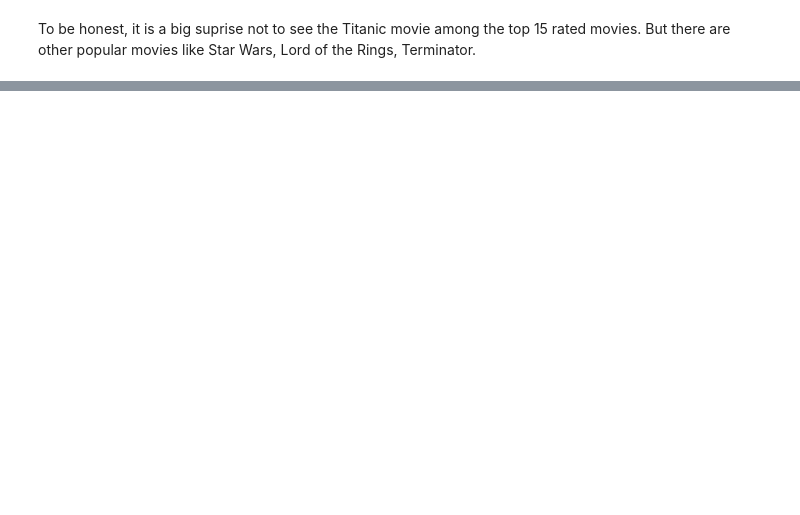
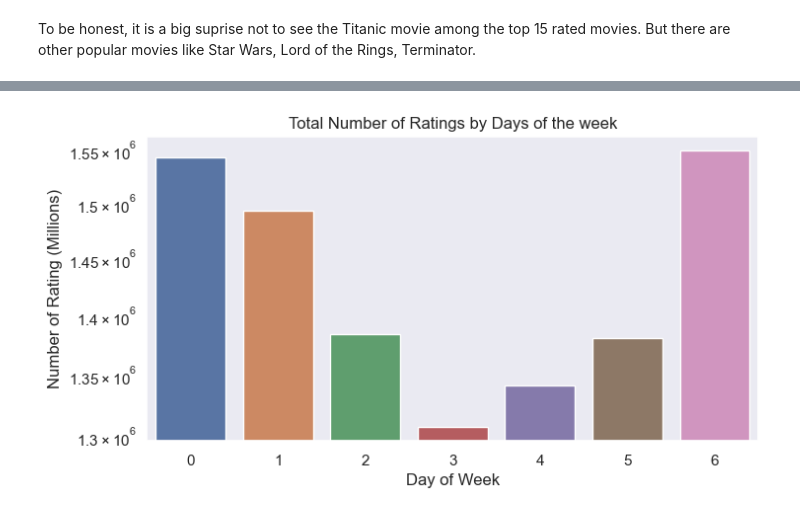
Before and after one commit to YinkaOlusola/movie_recommendation_project, a Jupyter notebook: project_notebook.ipynb, the cells around one changed output, grey strips where cells are left out. Drawn from its saved outputs; the diff is of its cells as text; code cells hidden in the pictures; blank space fills up the shorter version.

```diff
--- a/project_notebook.ipynb
+++ b/project_notebook.ipynb
@@ -545,0 +676,22 @@ plt.show()
+# %%
+# From movie data, convert timestamp to datetime
+train_df['date_time'] = train_df['timestamp'].apply(lambda x: datetime.fromtimestamp(x))
+
+# Extracting year, month, day-of-week
+train_df['Year'] = train_df['date_time'].dt.year
+train_df['Month'] = train_df['date_time'].dt.month
+train_df['Day of Week'] = train_df['date_time'].dt.dayofweek
+# %%
+# Ratings by Day-of-Week
+dow = train_df.groupby(['Day of Week'])['rating'].count().reset_index()
+
+# creating a line Plot
+fig, (ax) = plt.subplots(ncols=1, figsize=(8,4))
+ax = sns.barplot(data=dow, x=dow['Day of Week'], y=dow['rating'])
+plt.xlabel('Day of Week')
+plt.ylabel('Number of Rating (Millions)')
+plt.title('Total Number of Ratings by Days of the week')
+ax.set(yscale="log")  # Use a logarithmic scale
+plt.show()
+# %% [output]
+[figure, added]
```
Also changed, not shown: parts of 57 cells of this notebook.
